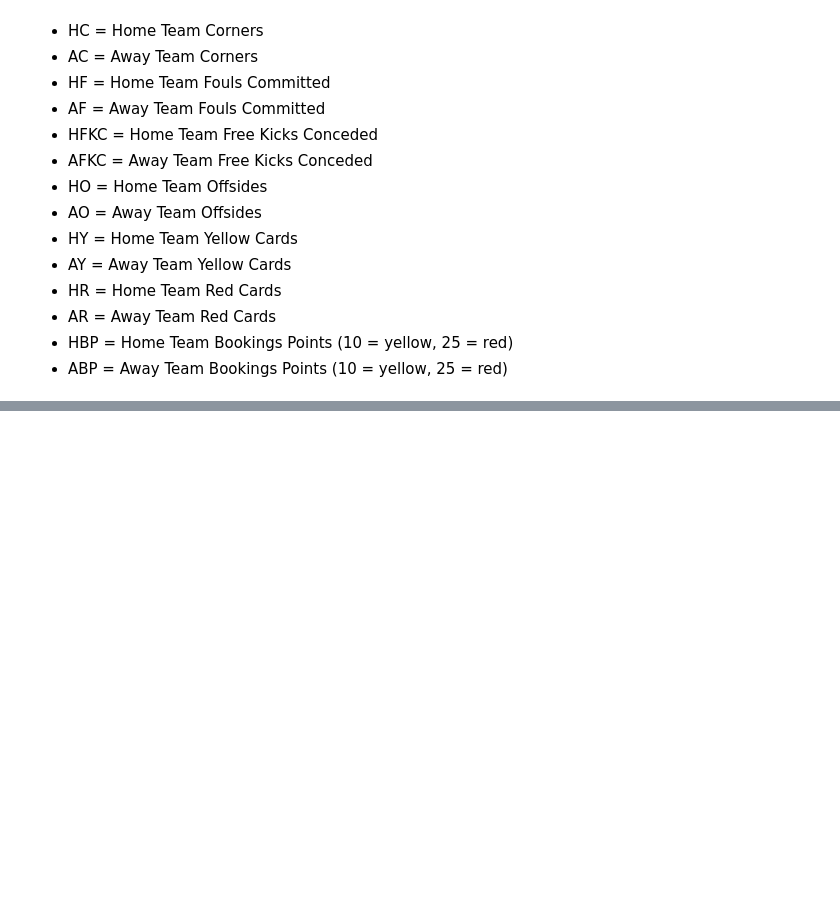
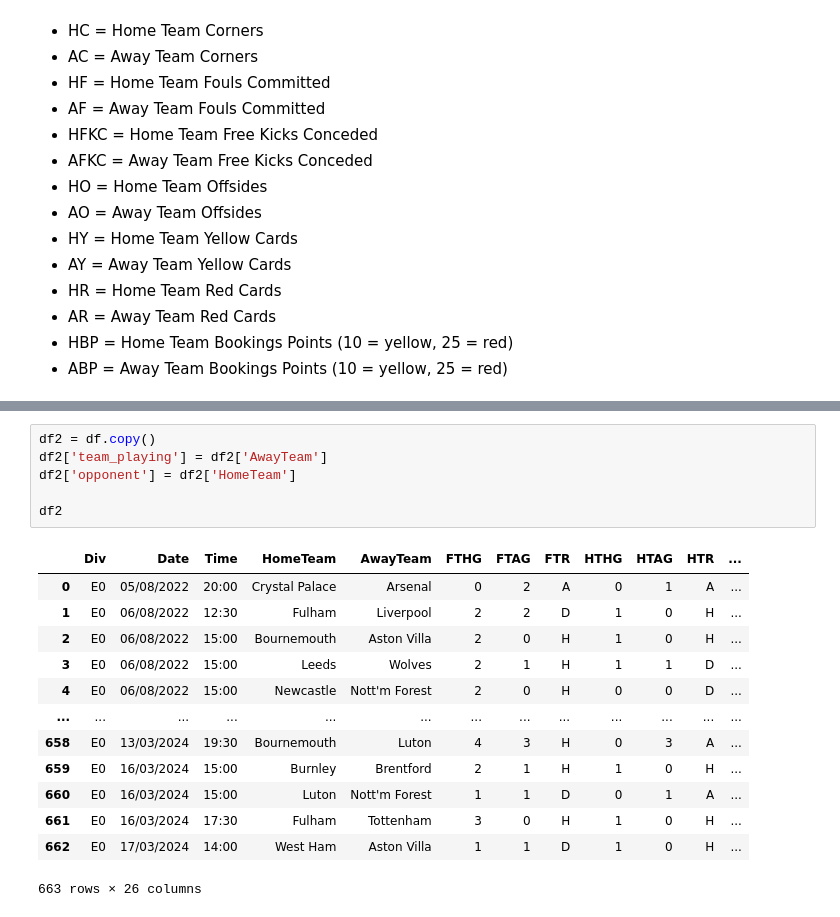
Before and after one commit to adilsaid64/bayesian-football-match-prediction, a Jupyter notebook: data-prep.ipynb, the cells around one changed output, grey strips where cells are left out. Drawn from its saved outputs; the diff is of its cells as text; blank space fills up the shorter version.

```diff
--- a/data-prep.ipynb
+++ b/data-prep.ipynb
@@ -48,0 +105,20 @@ df_last
+# %%
+df2 = df.copy()
+df2['team_playing'] = df2['AwayTeam']
+df2['opponent'] = df2['HomeTeam']
+
+df2
+# %% [output]
+|  | Div | Date | Time | HomeTeam | AwayTeam | FTHG | FTAG | FTR | HTHG | HTAG | HTR | ... |
+| 0 | E0 | 05/08/2022 | 20:00 | Crystal Palace | Arsenal | 0 | 2 | A | 0 | 1 | A | ... |
+| 1 | E0 | 06/08/2022 | 12:30 | Fulham | Liverpool | 2 | 2 | D | 1 | 0 | H | ... |
+| 2 | E0 | 06/08/2022 | 15:00 | Bournemouth | Aston Villa | 2 | 0 | H | 1 | 0 | H | ... |
+| 3 | E0 | 06/08/2022 | 15:00 | Leeds | Wolves | 2 | 1 | H | 1 | 1 | D | ... |
+| 4 | E0 | 06/08/2022 | 15:00 | Newcastle | Nott'm Forest | 2 | 0 | H | 0 | 0 | D | ... |
+| ... | ... | ... | ... | ... | ... | ... | ... | ... | ... | ... | ... | ... |
+| 658 | E0 | 13/03/2024 | 19:30 | Bournemouth | Luton | 4 | 3 | H | 0 | 3 | A | ... |
+| 659 | E0 | 16/03/2024 | 15:00 | Burnley | Brentford | 2 | 1 | H | 1 | 0 | H | ... |
+| 660 | E0 | 16/03/2024 | 15:00 | Luton | Nott'm Forest | 1 | 1 | D | 0 | 1 | A | ... |
+| 661 | E0 | 16/03/2024 | 17:30 | Fulham | Tottenham | 3 | 0 | H | 1 | 0 | H | ... |
+| 662 | E0 | 17/03/2024 | 14:00 | West Ham | Aston Villa | 1 | 1 | D | 1 | 0 | H | ... |
+663 rows × 26 columns
```
Also changed, not shown: parts of 8 cells of this notebook.
